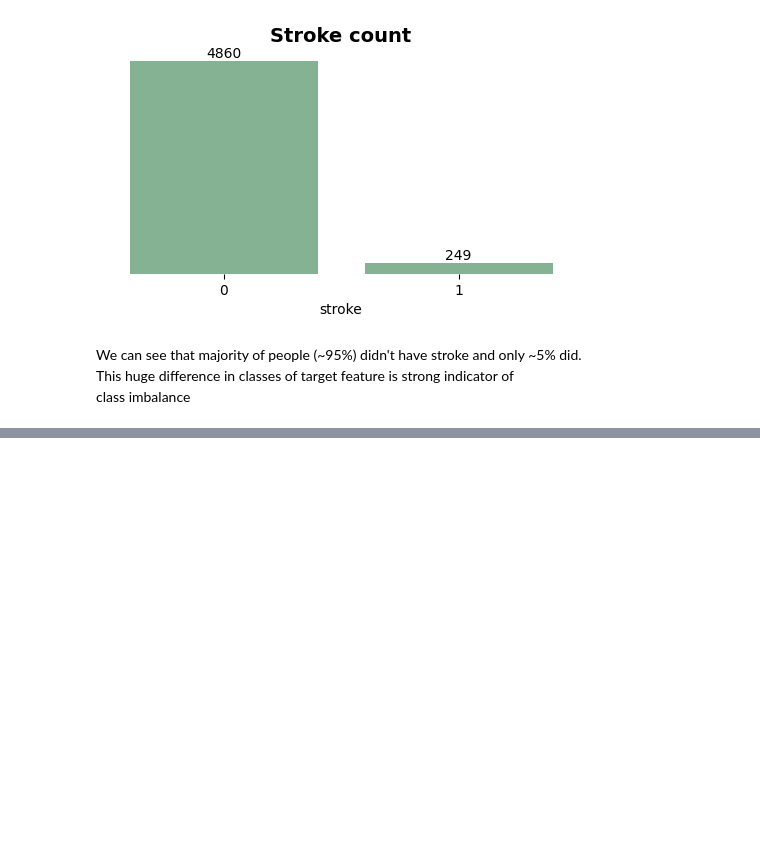
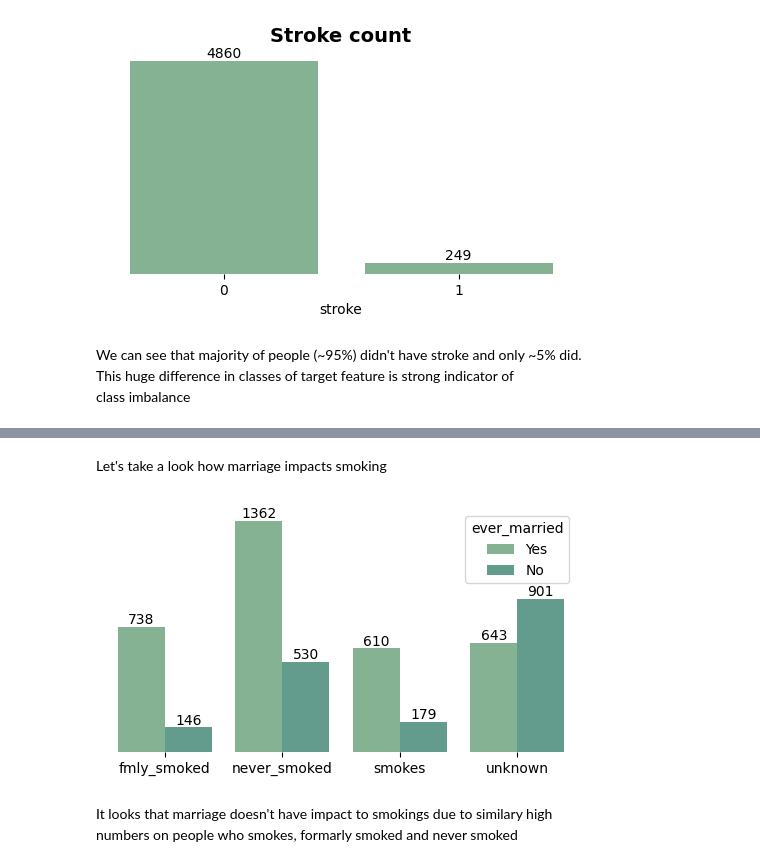
Before and after one commit to ShariYo/Modul3Sprint2, a Jupyter notebook: project/main.ipynb, the cells around one changed output, grey strips where cells are left out. Saved outputs shown, nothing was run; the diff lists cells and outputs as text; code cells hidden in the pictures; blank space fills up the shorter version.

```diff
--- a/project/main.ipynb
+++ b/project/main.ipynb
@@ -527,0 +574,10 @@ class imbalance
+# %% [markdown]
+Let's take a look how marriage impacts smoking
+# %%
+sand.f_countplot(data=hc, xaxis="smoking_status", hue="ever_married")
+plt.show()
+# %% [output]
+[figure, added]
+# %% [markdown]
+It looks that marriage doesn't have impact to smokings due to similary high
+numbers on people who smokes, formarly smoked and never smoked
```
Also changed, not shown: parts of 10 cells of this notebook.
